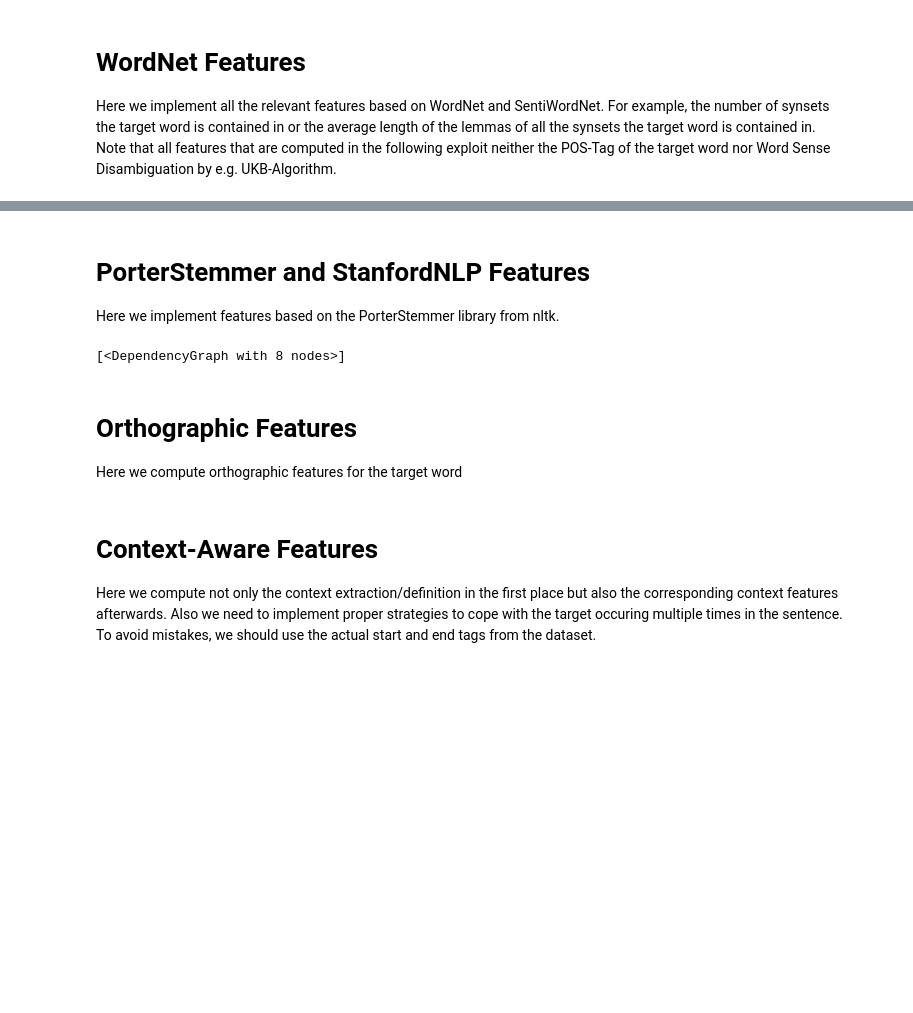
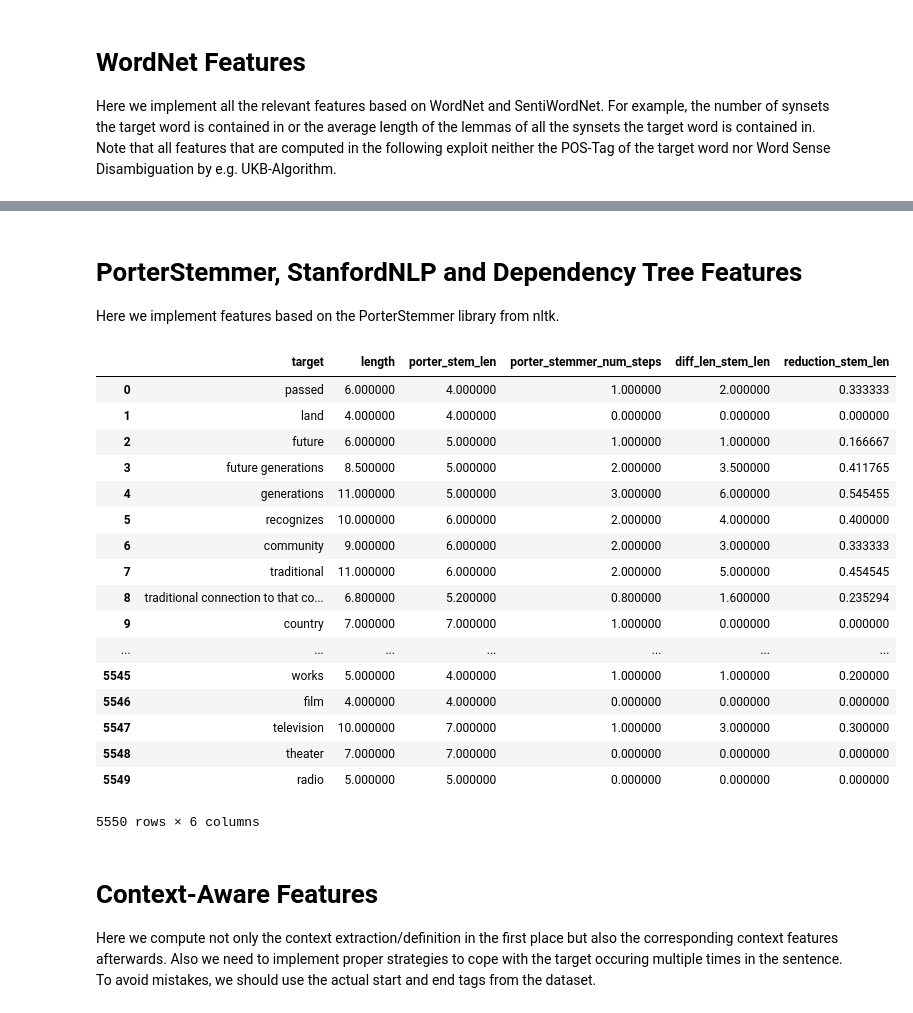
Before and after one commit to kristiankolthoff/CoWoPhId, a Jupyter notebook: python/FeaturesCWI.ipynb, the cells around one changed output, grey strips where cells are left out. Saved outputs shown, nothing was run; the diff lists cells and outputs as text; code cells hidden in the pictures; blank space fills up the shorter version.

```diff
--- a/python/FeaturesCWI.ipynb
+++ b/python/FeaturesCWI.ipynb
@@ -42,3 +38,13 @@ df.groupby('binary')['length'].describe()
+# %%
+df['length'] = df.target.apply(lambda target : agg_feat_num_average(target, len))
+#Relative position of the target word based on tokens
+df['relative_position'] = df[['sentence', 'target']].apply(lambda vals :
+            (nltk.word_tokenize(vals[0]).index(vals[1].split()[0])) / len((nltk.word_tokenize(vals[0]))), axis = 1)
+# Relative positions of the target word based on character counting
+df['relative_position_left'] = df[['sentence', 'start']].apply(lambda vals : vals[1] / len(vals[0]), axis = 1)
+df['relative_position_centered'] = df[['sentence', 'start', 'end']].apply(lambda vals :
+            ((vals[1] + vals[2]) / 2) / len(vals[0]), axis = 1)
+df['relative_position_right'] = df[['sentence', 'end']].apply(lambda vals : vals[1] / len(vals[0]), axis = 1)
 # %% [markdown]
 # WordNet Features
 Here we implement all the relevant features based on WordNet and SentiWordNet. For example, the number of synsets the target word is contained in or the average length of the lemmas of all the synsets the target word is contained in. Note that all features that are computed in the following exploit neither the POS-Tag of the target word nor Word Sense Disambiguation by e.g. UKB-Algorithm.
@@ -176,5 +196,5 @@ df.loc[:,['target', 'length','wn_synset_freq', 'wn_synset_sense_entropy_uniform'
 # %% [markdown]
-# PorterStemmer and StanfordNLP Features
+# PorterStemmer, StanfordNLP and Dependency Tree Features
 Here we implement features based on the PorterStemmer library from nltk.
 # %%
 from nltk.stem.porter import *
@@ -228,35 +248,31 @@ def named_entity_type(sentence, target):
     tokenized_sent = word_tokenize(sentence)
     tagged_sent = nerTagger.tag(tokenized_sent)
     return [tag for token, tag in tagged_sent if token == target][0]
-
-# TODO consider using stanford lemmatizer and compute word similarity metric
-# to orignal target
-def wordnet_lemma_len(target):
-    return len(wordNetLemmatizer.lemmatize(target))
-
-
-# Porter stemmer stem length, number of applied steps,
-# difference of stem length to target and reduction ratio
-df['porter_stem_len'] = df.target.apply(porter_stem_len)
-df['porter_stemmer_num_steps'] = df.target.apply(porter_stemmer_num_steps)
-df['diff_len_stem_len'] = df.length - df.num_porter_stem_len
-df['reduction_stem_len'] = 1 - df.porter_stem_len / df.length
-
-# WordNet lemma length, differnce of lemma length to target
-# length and reduction ratio for lemmatization
-df['wordnet_lemma_len'] = df.target.apply(wordnet_lemma_len)
-df['diff_len_wordnet_lemma_len'] = df.length - df.wordnet_lemma_len
-df['reduction_lemma_len'] = 1 - df.wordnet_lemma_len / df.length
-
-# StanfordNLP features CAUTION: The tagger is slow
-#df['is_named_entity'] = df[['sentence', 'target']].apply(lambda vals : is_named_entity(*vals), axis = 1)
-#df['named_entity_type'] = df[['sentence', 'target']].apply(lambda vals : named_entity_type(*vals), axis = 1)
-result = dependencyParser.raw_parse('I shot an elephant in my sleep')
-list(result)
-# %% [output]
-[<DependencyGraph with 8 nodes>]
+# %%
+# Porter stemmer stem length, number of applied steps,
+# difference of stem length to target and reduction ratio
+df['porter_stem_len'] = df.target.apply(lambda target : agg_feat_num_average(target, porter_stem_len))
+df['porter_stemmer_num_steps'] = df.target.apply(lambda target : agg_feat_num_average(target, porter_stemmer_num_steps))
+df['diff_len_stem_len'] = df.length - df.porter_stem_len
+df['reduction_stem_len'] = 1 - df.porter_stem_len / df.length
 # %%
-df.loc[:, ['target', 'length', 'wordnet_lemma_len', 'diff_len_wordnet_lemma_len', 'reduction_lemma_len']]
+df.loc[:, ['target', 'length', 'porter_stem_len', 'porter_stemmer_num_steps', 'diff_len_stem_len', 'reduction_stem_len']]
+# %% [output]
+|  | target | length | porter_stem_len | porter_stemmer_num_steps | diff_len_stem_len | reduction_stem_len |
+| 0 | passed | 6.000000 | 4.000000 | 1.000000 | 2.000000 | 0.333333 |
+| 1 | land | 4.000000 | 4.000000 | 0.000000 | 0.000000 | 0.000000 |
+| 2 | future | 6.000000 | 5.000000 | 1.000000 | 1.000000 | 0.166667 |
+| 3 | future generations | 8.500000 | 5.000000 | 2.000000 | 3.500000 | 0.411765 |
+| 4 | generations | 11.000000 | 5.000000 | 3.000000 | 6.000000 | 0.545455 |
+| 5 | recognizes | 10.000000 | 6.000000 | 2.000000 | 4.000000 | 0.400000 |
+| 6 | community | 9.000000 | 6.000000 | 2.000000 | 3.000000 | 0.333333 |
+| 7 | traditional | 11.000000 | 6.000000 | 2.000000 | 5.000000 | 0.454545 |
+| 8 | traditional connection to that co... | 6.800000 | 5.200000 | 0.800000 | 1.600000 | 0.235294 |
+| 9 | country | 7.000000 | 7.000000 | 1.000000 | 0.000000 | 0.000000 |
+| ... | ... | ... | ... | ... | ... | ... |
+| 5545 | works | 5.000000 | 4.000000 | 1.000000 | 1.000000 | 0.200000 |
+| 5546 | film | 4.000000 | 4.000000 | 0.000000 | 0.000000 | 0.000000 |
+| 5547 | television | 10.000000 | 7.000000 | 1.000000 | 3.000000 | 0.300000 |
+| 5548 | theater | 7.000000 | 7.000000 | 0.000000 | 0.000000 | 0.000000 |
+| 5549 | radio | 5.000000 | 5.000000 | 0.000000 | 0.000000 | 0.000000 |
+5550 rows × 6 columns
-# %% [markdown]
-# Orthographic Features
-Here we compute orthographic features for the target word
```
Also changed, not shown: parts of 20 cells of this notebook.
